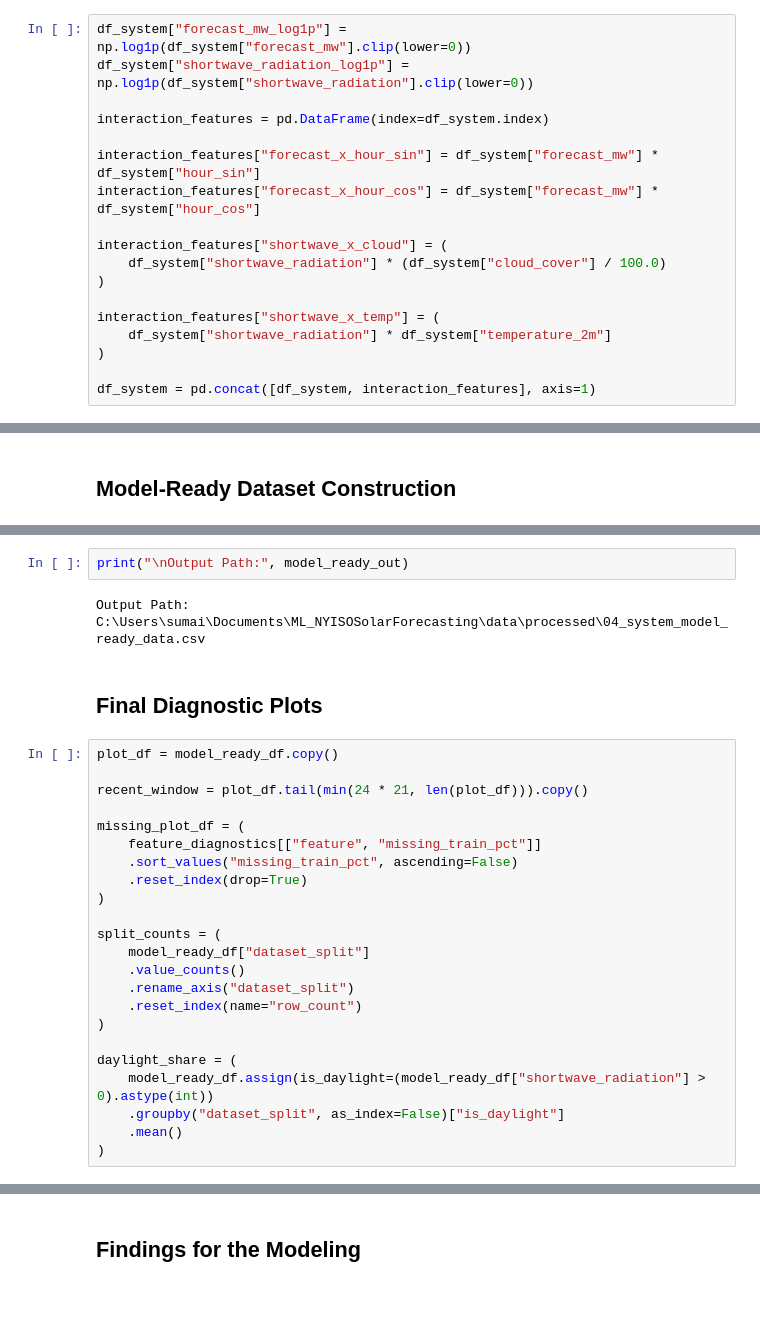
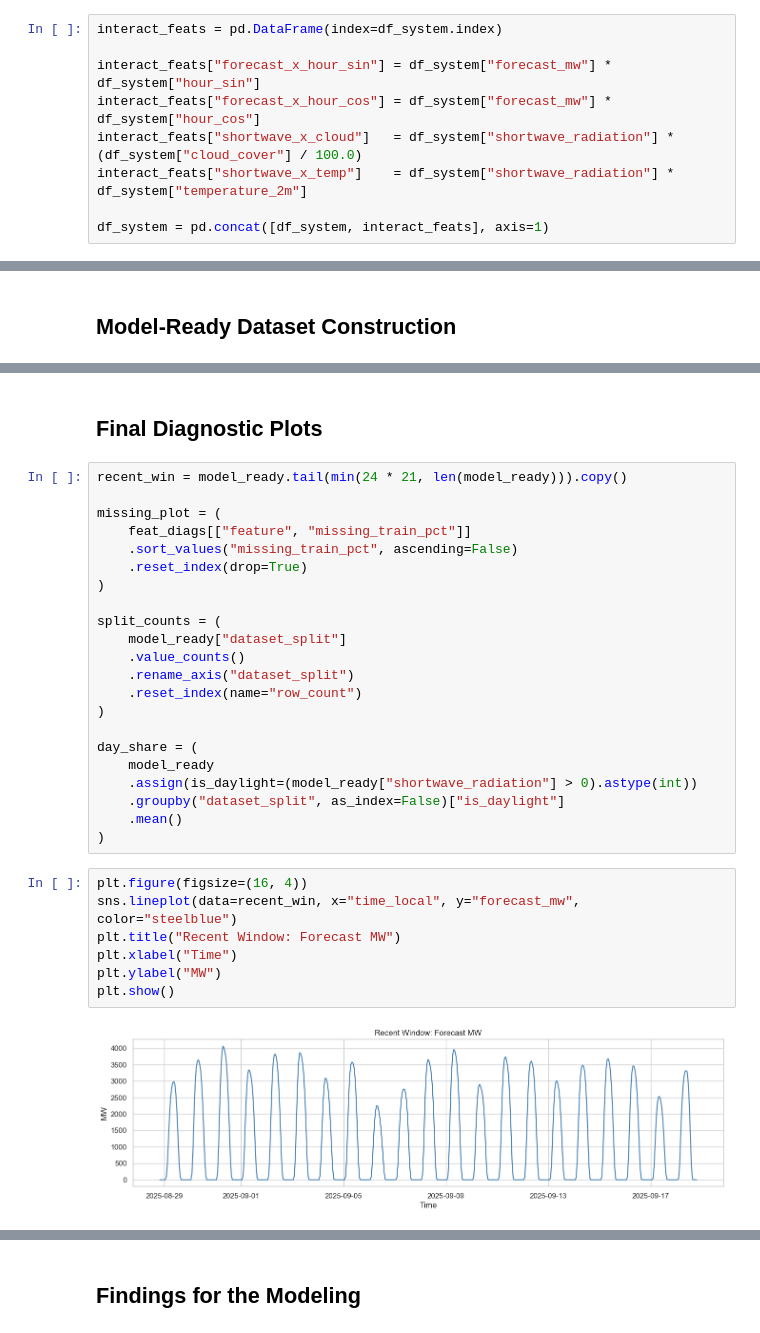
Before and after one commit to sumaitate/nyiso-solar-residual, a Jupyter notebook: notebooks/02_feature_engineering.ipynb, the cells around one changed output, grey strips where cells are left out. Saved outputs shown, nothing was run; the diff lists cells and outputs as text; blank space fills up the shorter version.

```diff
--- a/notebooks/02_feature_engineering.ipynb
+++ b/notebooks/02_feature_engineering.ipynb
@@ -154,21 +146,12 @@ P= f(G,T,C)
 # %%
-df_system["forecast_mw_log1p"] = np.log1p(df_system["forecast_mw"].clip(lower=0))
-df_system["shortwave_radiation_log1p"] = np.log1p(df_system["shortwave_radiation"].clip(lower=0))
+interact_feats = pd.DataFrame(index=df_system.index)
 
-interaction_features = pd.DataFrame(index=df_system.index)
+interact_feats["forecast_x_hour_sin"] = df_system["forecast_mw"] * df_system["hour_sin"]
+interact_feats["forecast_x_hour_cos"] = df_system["forecast_mw"] * df_system["hour_cos"]
+interact_feats["shortwave_x_cloud"]   = df_system["shortwave_radiation"] * (df_system["cloud_cover"] / 100.0)
+interact_feats["shortwave_x_temp"]    = df_system["shortwave_radiation"] * df_system["temperature_2m"]
 
-interaction_features["forecast_x_hour_sin"] = df_system["forecast_mw"] * df_system["hour_sin"]
-interaction_features["forecast_x_hour_cos"] = df_system["forecast_mw"] * df_system["hour_cos"]
-
-interaction_features["shortwave_x_cloud"] = (
-    df_system["shortwave_radiation"] * (df_system["cloud_cover"] / 100.0)
-)
-
-interaction_features["shortwave_x_temp"] = (
-    df_system["shortwave_radiation"] * df_system["temperature_2m"]
-)
-
-df_system = pd.concat([df_system, interaction_features], axis=1)
+df_system = pd.concat([df_system, interact_feats], axis=1)
 # %% [markdown]
 ### Rolling Windows and Change Features
 # %%
@@ -495,30 +431,34 @@ print(model_ready_df.head(3))
-# %%
-print("\nOutput Path:", model_ready_out)
-# %% [output]
-Output Path: C:\Users\sumai\Documents\ML_NYISOSolarForecasting\data\processed\04_system_model_ready_data.csv
 # %% [markdown]
 ## Final Diagnostic Plots
 # %%
-plot_df = model_ready_df.copy()
+recent_win = model_ready.tail(min(24 * 21, len(model_ready))).copy()
 
-recent_window = plot_df.tail(min(24 * 21, len(plot_df))).copy()
-
-missing_plot_df = (
-    feature_diagnostics[["feature", "missing_train_pct"]]
+missing_plot = (
+    feat_diags[["feature", "missing_train_pct"]]
     .sort_values("missing_train_pct", ascending=False)
     .reset_index(drop=True)
 )
 
 split_counts = (
-    model_ready_df["dataset_split"]
+    model_ready["dataset_split"]
     .value_counts()
     .rename_axis("dataset_split")
     .reset_index(name="row_count")
 )
 
-daylight_share = (
-    model_ready_df.assign(is_daylight=(model_ready_df["shortwave_radiation"] > 0).astype(int))
+day_share = (
+    model_ready
+    .assign(is_daylight=(model_ready["shortwave_radiation"] > 0).astype(int))
     .groupby("dataset_split", as_index=False)["is_daylight"]
     .mean()
 )
+# %%
+plt.figure(figsize=(16, 4))
+sns.lineplot(data=recent_win, x="time_local", y="forecast_mw", color="steelblue")
+plt.title("Recent Window: Forecast MW")
+plt.xlabel("Time")
+plt.ylabel("MW")
+plt.show()
+# %% [output]
+[figure, added]
 # %%
```
Also changed, not shown: parts of 25 cells of this notebook, 6 other files.
